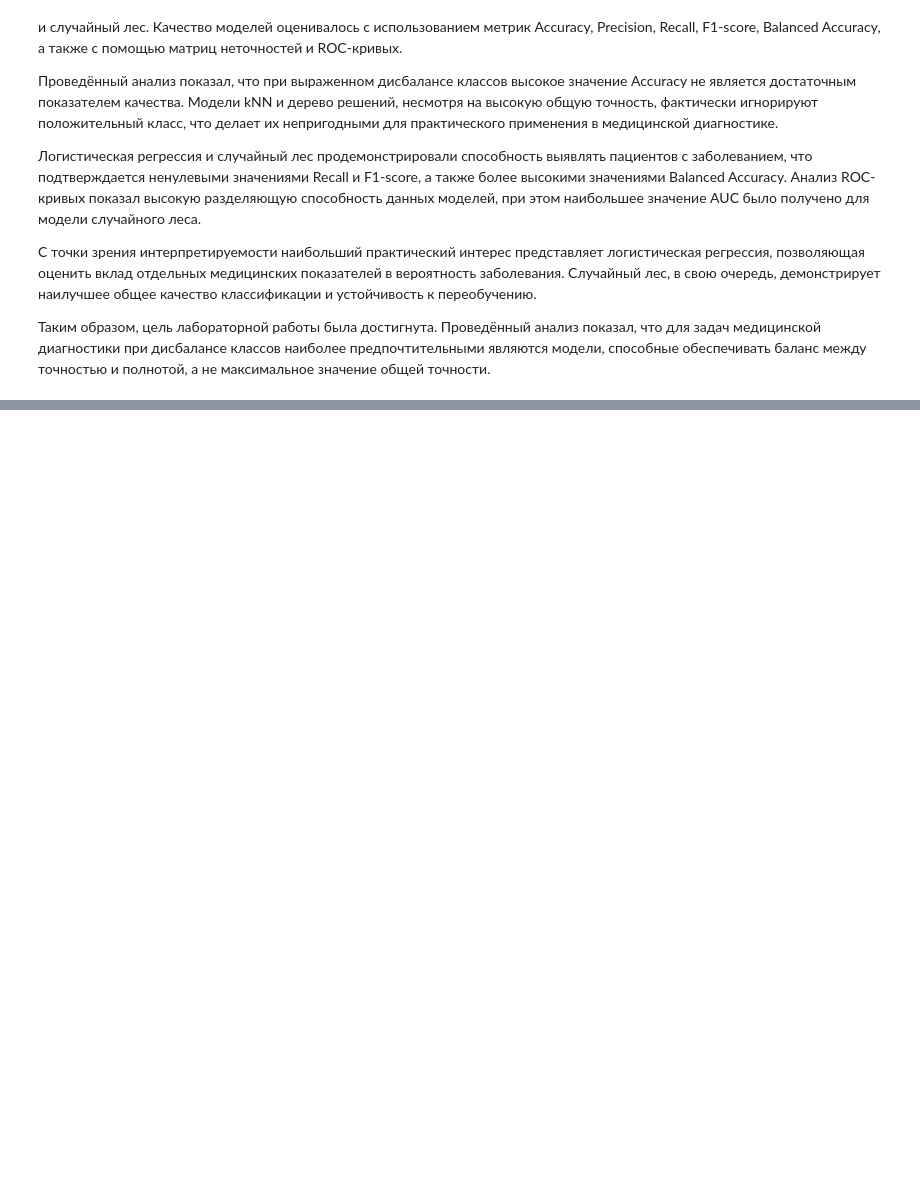
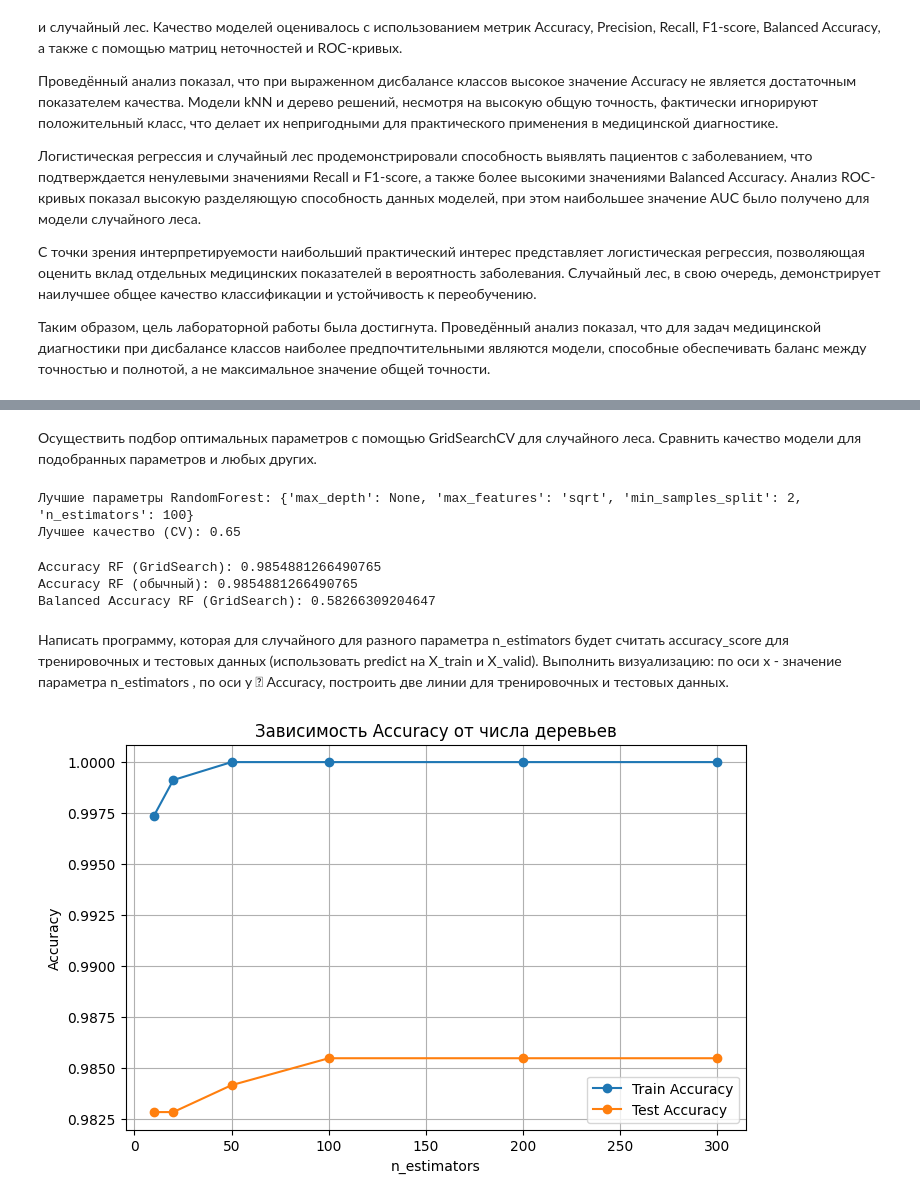
Before and after one commit to Shishka29/lab5__andan, a Jupyter notebook: lab5_Левкин_Вариант1 (1).ipynb, the cells around one changed output, grey strips where cells are left out. Drawn from its saved outputs; the diff is of its cells as text; code cells hidden in the pictures; blank space fills up the shorter version.

```diff
--- a/lab5_Левкин_Вариант1.ipynb
+++ b/lab5_Левкин_Вариант1 (1).ipynb
@@ -422,0 +461,71 @@ plt.show()
+# %% [markdown]
+Осуществить подбор оптимальных параметров с помощью GridSearchCV для
+случайного леса. Сравнить качество модели для подобранных параметров и
+любых других.
+# %%
+simple_rf = RandomForestClassifier(
+    n_estimators=200,
+    max_depth=7,
+    random_state=42
+)
+
+simple_rf.fit(X_train, y_train)
+
+y_pred_simple = simple_rf.predict(X_test)
+
+
+grid_rf.fit(X_train, y_train)
+
+print("Лучшие параметры RandomForest:", grid_rf.best_params_)
+print("Лучшее качество (CV):", grid_rf.best_score_)
+# %% [output]
+Лучшие параметры RandomForest: {'max_depth': None, 'max_features': 'sqrt', 'min_samples_split': 2, 'n_estimators': 100}
+Лучшее качество (CV): 0.65
+# %%
+best_rf = grid_rf.best_estimator_
+
+y_pred_best = best_rf.predict(X_test)
+y_pred_simple = simple_rf.predict(X_test)
+
+print("Accuracy RF (GridSearch):", accuracy_score(y_test, y_pred_best))
+print("Accuracy RF (обычный):", accuracy_score(y_test, y_pred_simple))
+print("Balanced Accuracy RF (GridSearch):", balanced_accuracy_score(y_test, y_pred_best))
+# %% [output]
+Accuracy RF (GridSearch): 0.9854881266490765
+Accuracy RF (обычный): 0.9854881266490765
+Balanced Accuracy RF (GridSearch): 0.58266309204647
+# %% [markdown]
+ Написать программу, которая для случайного для разного параметра
+n_estimators
+будет считать accuracy_score для тренировочных и тестовых данных
+(использовать predict на X_train и X_valid). Выполнить визуализацию: по оси х -
+значение параметра
+n_estimators , по оси y  Accuracy, построить две линии для
+тренировочных и тестовых данных.
+# %%
+n_estimators_list = [10, 20, 50, 100, 200, 300]
+
+train_acc = []
+test_acc = []
+
+for n in n_estimators_list:
+    rf_temp = RandomForestClassifier(
+        n_estimators=n,
+        random_state=42
+    )
+    rf_temp.fit(X_train, y_train)
+
+    train_acc.append(accuracy_score(y_train, rf_temp.predict(X_train)))
+    test_acc.append(accuracy_score(y_test, rf_temp.predict(X_test)))
+# %%
+plt.figure(figsize=(8, 5))
+plt.plot(n_estimators_list, train_acc, marker='o', label='Train Accuracy')
+plt.plot(n_estimators_list, test_acc, marker='o', label='Test Accuracy')
+plt.xlabel('n_estimators')
+plt.ylabel('Accuracy')
+plt.title('Зависимость Accuracy от числа деревьев')
+plt.legend()
+plt.grid()
+plt.show()
+# %% [output]
+[figure, added]
```
Also changed, not shown: parts of 7 cells of this notebook.
